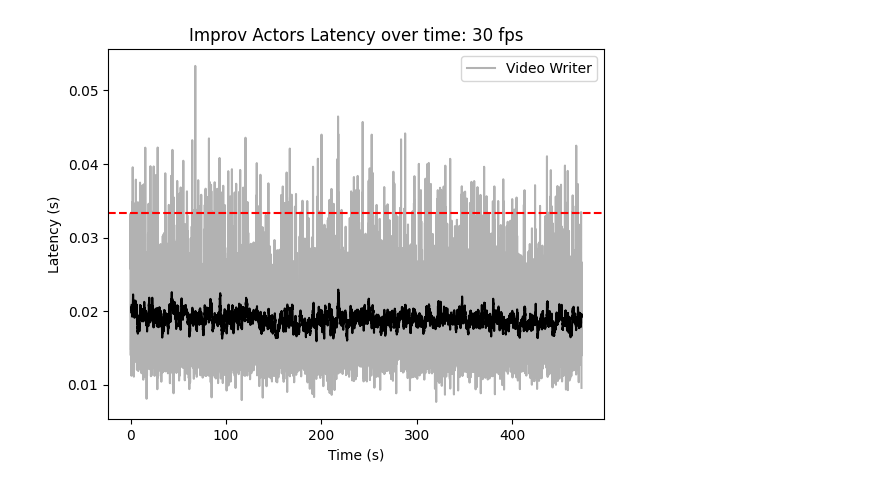
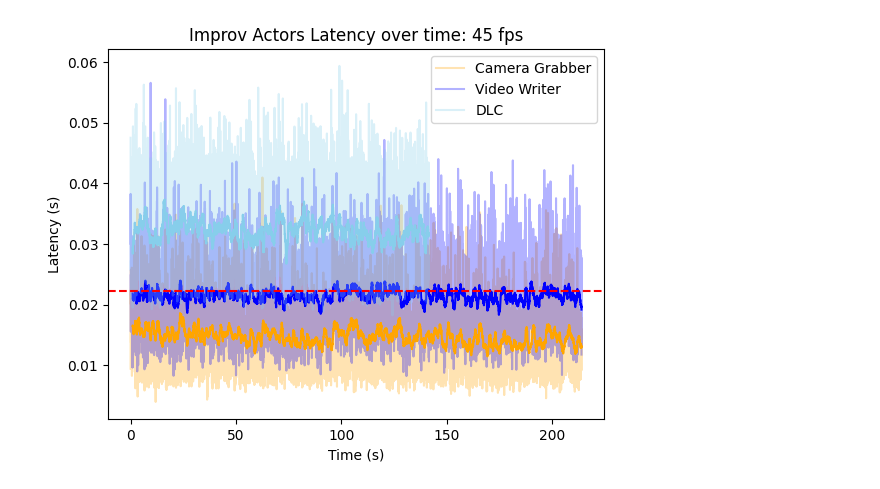
Before and after one commit to draeloslab/improv, a Jupyter notebook: demos/FES/latenciesPlots.ipynb, the cells around one changed output. Cells and saved outputs as stored; diff of their text form; code cells hidden in the pictures.

Commit message:
runned more benchmarks

```diff
--- a/demos/FES/latenciesPlots.ipynb
+++ b/demos/FES/latenciesPlots.ipynb
@@ -2,7 +2,7 @@
 import numpy as np
 import matplotlib.pyplot as plt
 
-home = '/home/chesteklab/predictions/20241001-1629/'
+home = '/home/chesteklab/predictions/20241003-1256' + '/'
 #DLC Actor
 overall = np.load(home + 'latencies.npy')
 dlc = np.load(home + 'dlcLatencies.npy')
@@ -20,5 +20,6 @@ save = np.load(home + 'saveLatencies.npy')
 #Camera Actor
 cam = np.load(home + 'camframeLatencies.npy')
 
-fps = 30
+fps = 45
+resize=0.5
 time = np.arange(0, len(overall)) / fps
@@ -31,5 +26,5 @@ array([], dtype=float64)
 # %%
-window_size = 30
+window_size = fps
 time = np.arange(0, len(overall)) / fps
 # Calculate running mean
 overall_mean = np.convolve(overall, np.ones(window_size)/window_size, mode='valid')
@@ -69,30 +71,36 @@ Text(0.5, 1.0, 'Delay over time: 30 fps, Avg Accumulated Delay: 0.25s')
 # %%
-window_size = 30
+window_size = fps
 time = np.arange(0, len(cam)) / fps
 # Calculate running mean
-# cam_mean = np.convolve(cam, np.ones(window_size)/window_size, mode='valid')
+cam_mean = np.convolve(cam, np.ones(window_size)/window_size, mode='valid')
 # gui_pred_mean = np.convolve(gui_pred, np.ones(window_size)/window_size, mode='valid')
 # gui_frame_mean = np.convolve(gui_frame, np.ones(window_size)/window_size, mode='valid')
 save_mean = np.convolve(save, np.ones(window_size)/window_size, mode='valid')
 
 # Plot raw data with transparency
-# plt.plot(time, cam, label='Camera Grabber', alpha=0.3, color='black')
+plt.plot(time, cam, label='Camera Grabber', alpha=0.3, color='orange')
 # plt.plot(time, gui_pred, label='GUI Prediction', alpha=0.3, color='blue')
 # plt.plot(time, gui_frame, label='GUI Frame', alpha=0.3, color='green')
-time = np.arange(0, len(save)) / fps
-plt.plot(time, save, label='Video Writer', alpha=0.3, color='black')
-# time = np.arange(0, len(overall)) / fps
-# plt.plot(time, overall, label='DLC', alpha=0.3, color='purple')
+plt.plot(time, save, label='Video Writer', alpha=0.3, color='blue')
+
+plt.plot(time[window_size-1:], save_mean, color='blue')
+plt.plot(time[window_size-1:], cam_mean, color= 'orange')
+time = np.arange(0, len(overall)) / fps
+plt.plot(time, overall, label='DLC', alpha=0.3, color='skyblue')
 
 # Plot running mean
-plt.plot(time[window_size-1:], save_mean, color='black')
+# plt.plot(time[window_size-1:], save_mean, color='blue')
+# plt.plot(time[window_size-1:], cam_mean, color= 'orange')
+plt.plot(time[window_size-1:], overall_mean, color= 'skyblue')
+
 
 
 plt.legend()
 plt.ylabel('Latency (s)')
 plt.xlabel('Time (s)')
 plt.title(f'Improv Actors Latency over time: {fps} fps')
 plt.axhline(y=1/fps, color='r', linestyle='--')
+plt.savefig(f'/home/chesteklab/Desktop/benchmarks/actors{fps}_resize_{resize}.svg')
 plt.show()
 # %% [output]
-[figure, old version]
+[figure, new version]
```
Also changed, not shown: parts of 5 cells of this notebook, 7 other files.
